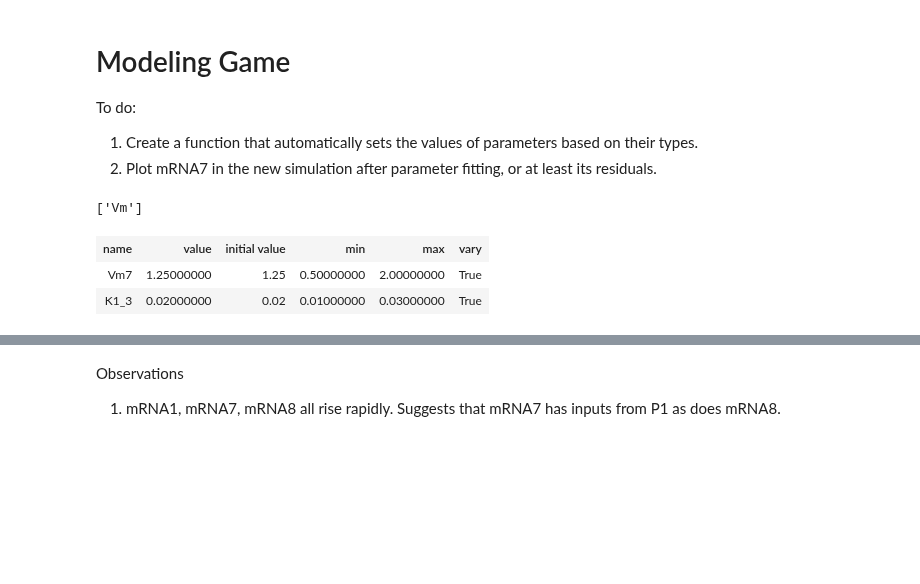
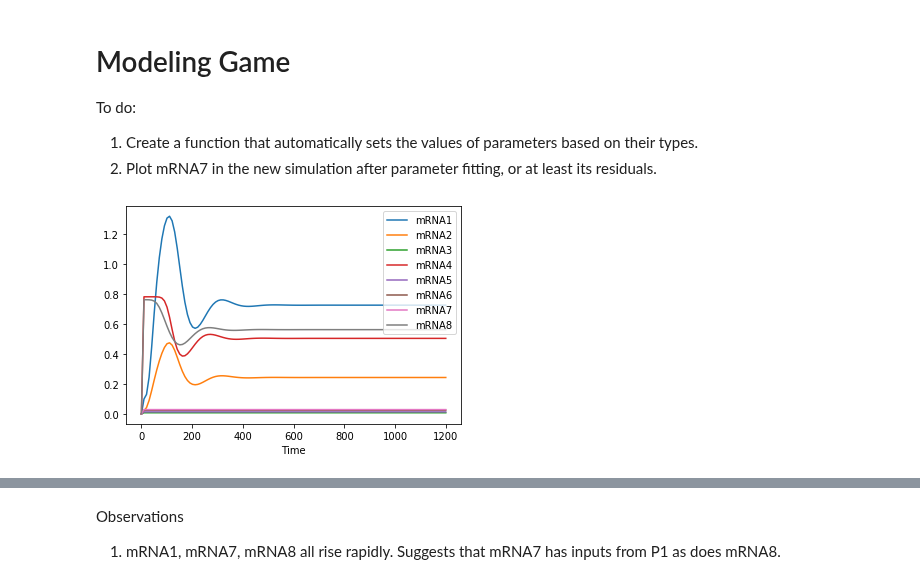
Before and after one commit to ModelEngineering/advancing-biomedical-models, a Jupyter notebook: ModelingGame/ModelingGame.ipynb, the cells around one changed output, grey strips where cells are left out. Cells and saved outputs as stored; diff of their text form; code cells hidden in the pictures; blank space fills up the shorter version.

```diff
--- a/ModelingGame/ModelingGame.ipynb
+++ b/ModelingGame/ModelingGame.ipynb
@@ -320,14 +321,3 @@ def plotData(df_data, starttime=0, endtime=1200):
-# %%
-pfx = re.findall(r"^\D+", "Vm7")
-pfx
-# %% [output]
-['Vm']
-# %%
-makeParameters(["Vm7", "K1_3"])
-# %% [output]
-| name | value | initial value | min | max | vary |
-| Vm7 | 1.25000000 | 1.25 | 0.50000000 | 2.00000000 | True |
-| K1_3 | 0.02000000 | 0.02 | 0.01000000 | 0.03000000 | True |
 # %%
 def makeParameters(constants):
     """
@@ -352,5 +342,11 @@ def makeParameters(constants):
 # %%
 df_rnaseq = getRNASeq("Curie_Wild_0_RNASeqResult_Clean.csv")
 df_res = makeResiduals(model, df_rnaseq)
+# %%
+df_base_model = mf.matrixToDF(mf.runSimulation(model=model, sim_time=1200, num_points=120))
+columns = ["mRNA%d" % v for v in range(1,9)]
+plotData(df_base_model[columns])
+# %% [output]
+[figure, added]
 # %%
 plotData(df_res, endtime=300)
```
Also changed, not shown: parts of 6 cells of this notebook, 3 other files.
